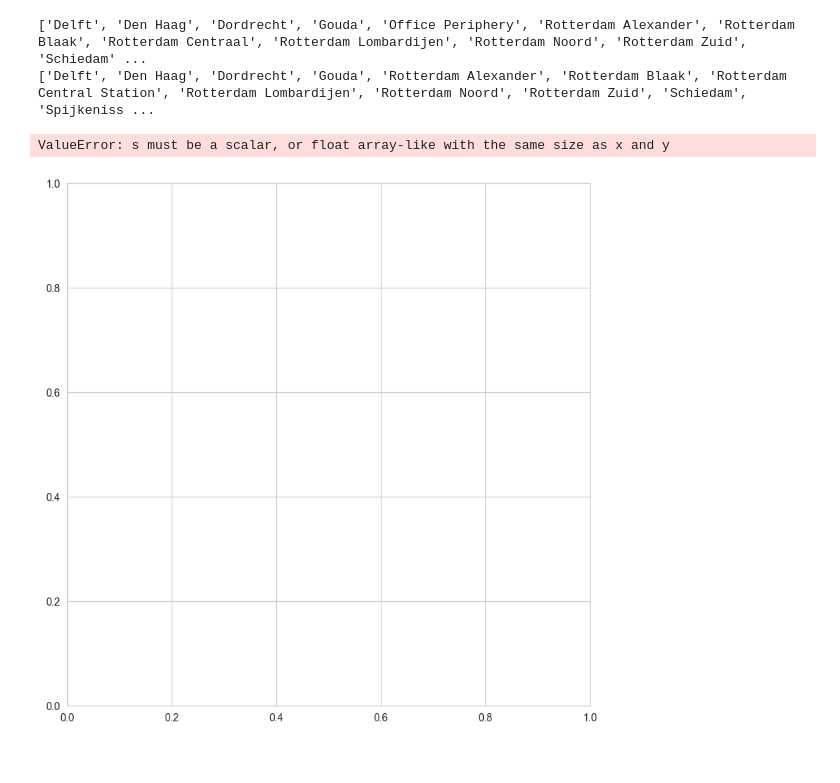
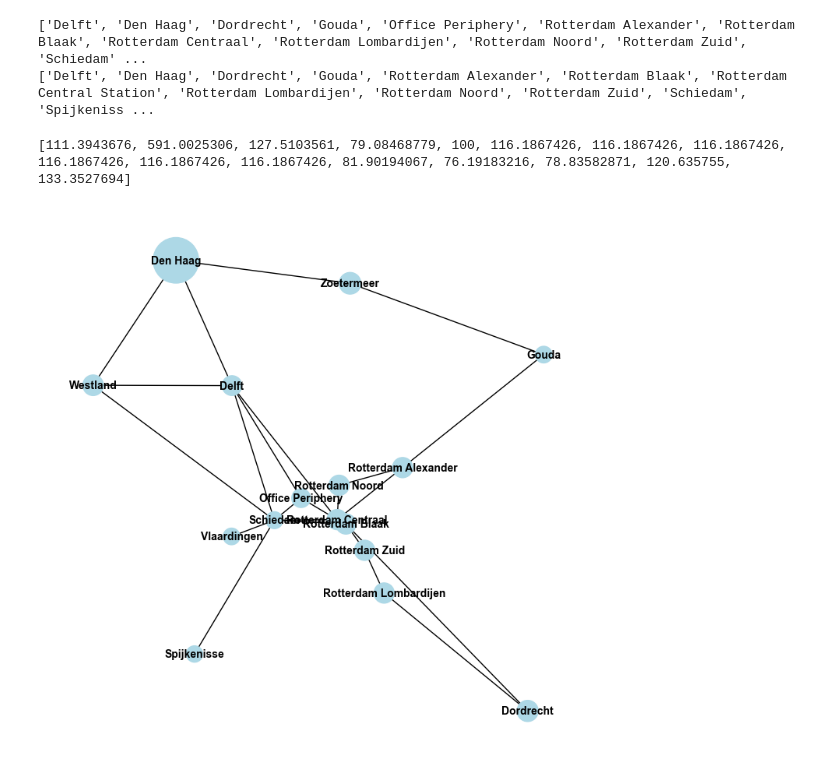
Before and after one commit to tewhol/Design_in_Network_group_8, a Jupyter notebook: Randstad_modified.ipynb, the cells around one changed output. Saved outputs shown, nothing was run; the diff lists cells and outputs as text; code cells hidden in the pictures.

```diff
--- a/Randstad_modified.ipynb
+++ b/Randstad_modified.ipynb
@@ -767,51 +767,51 @@ for location in Rotterdam_train_graph.nodes():
     # The coordinates
     latitude = Rotterdam_train_pd.loc[Rotterdam_train_pd['Locations'] == location, 'Latitude'].iloc[0]
     longitude = Rotterdam_train_pd.loc[Rotterdam_train_pd['Locations'] == location, 'Longitude'].iloc[0]
     pos_attributes_train.update({location: (longitude, latitude)})
 
+    # The employees
+    employees = Rotterdam_train_pd.loc[Rotterdam_train_pd['Locations'] == location, 'Employees'].iloc[0]
+    if employees == 0:
+        employees = 100
+    employees_attributes.append(employees)
+
 for location in Rotterdam_car_graph.nodes():
     # The coordinates
     latitude = Rotterdam_car_pd.loc[Rotterdam_car_pd['Locations'] == location, 'Latitude'].iloc[0]
     longitude = Rotterdam_car_pd.loc[Rotterdam_car_pd['Locations'] == location, 'Longitude'].iloc[0]
     pos_attributes_car.update({location: (longitude, latitude)})
-
-    # The employees
-    employees = Rotterdam_car_pd.loc[Rotterdam_car_pd['Locations'] == location, 'Employees'].iloc[0]
-    if employees == 0:
-        employees = float(100)
-    employees_attributes.append(employees)
 
 
 # Plotting the figures
 
 plt.figure(figsize=(7, 7))
 
 # Actually drawing the network
 nx.draw(Rotterdam_train_graph,
         pos=pos_attributes_train,
         with_labels=True,
         node_size=[3 * i for i in employees_attributes],
         node_color='lightblue',
         font_size=10,
         font_color='black',
         font_weight='bold'
         )
 plt.show()
 
 
-plt.figure(figsize=(7, 7))
-
-# Actually drawing the network
-nx.draw(Rotterdam_car_graph,
-        pos=pos_attributes_car,
-        with_labels=True,
-        node_size=[3 * i for i in employees_attributes],
-        node_color='lightsalmon',
-        font_size=10,
-        font_color='black',
-        font_weight='bold'
-        )
-plt.show()
+# plt.figure(figsize=(7, 7))
+#
+# # Actually drawing the network
+# nx.draw(Rotterdam_car_graph,
+#         pos=pos_attributes_car,
+#         with_labels=True,
+#         node_size=[3 * i for i in employees_attributes],
+#         node_color='lightsalmon',
+#         font_size=10,
+#         font_color='black',
+#         font_weight='bold'
+#         )
+# plt.show()
 # %% [output]
-ValueError: s must be a scalar, or float array-like with the same size as x and y
+[111.3943676, 591.0025306, 127.5103561, 79.08468779, 100, 116.1867426, 116.1867426, 116.1867426, 116.1867426, 116.1867426, 116.1867426, 81.90194067, 76.19183216, 78.83582871, 120.635755, 133.3527694]
-[figure, old version]
+[figure, new version]
```
Also changed, not shown: parts of 15 cells of this notebook.
